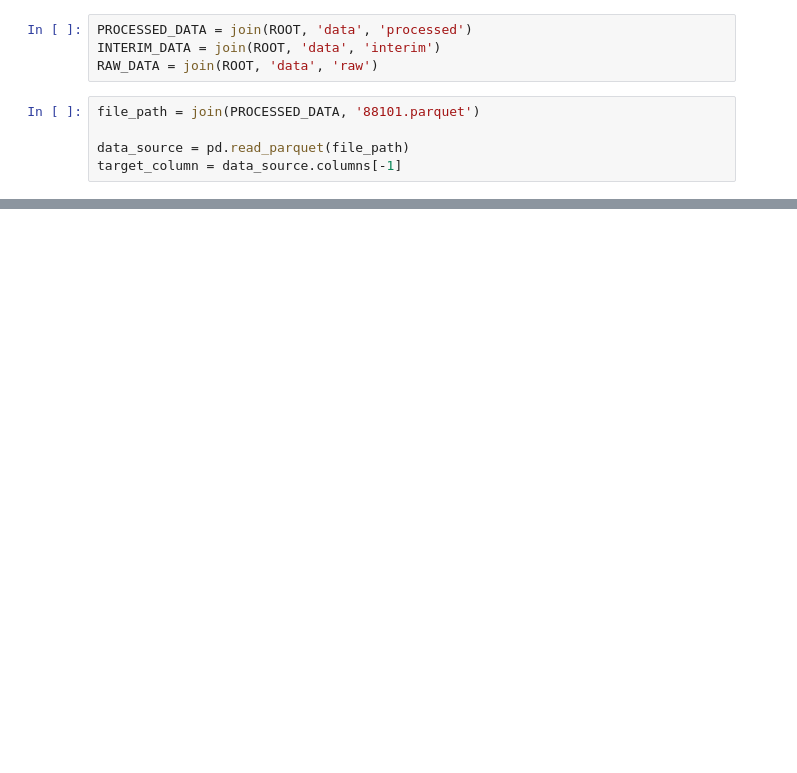
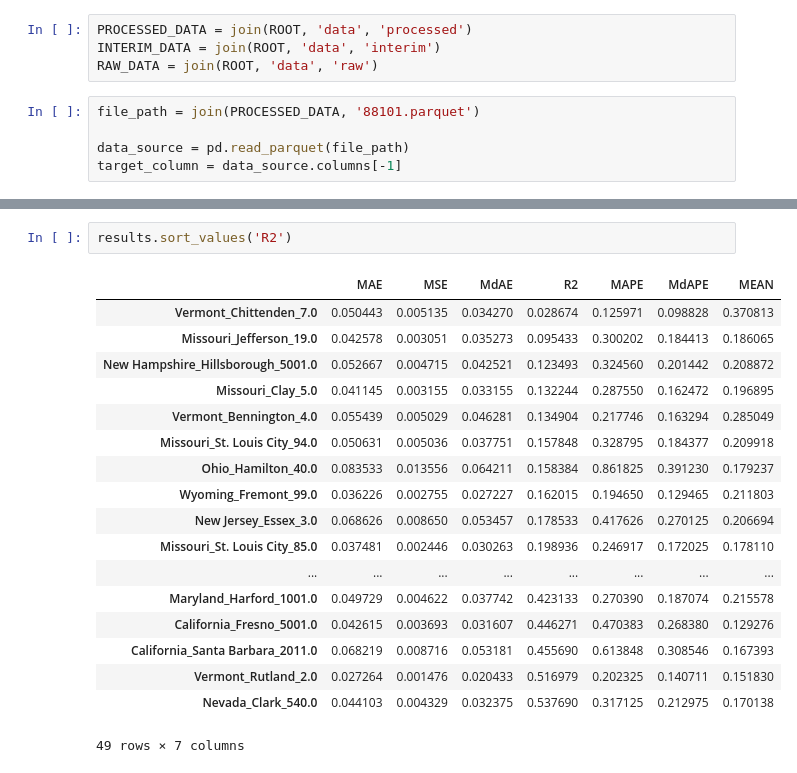
Before and after one commit to fdanieluk/deep_aqi, a Jupyter notebook: deep_aqi/jupyter/10-decision-tree-2.0.ipynb, the cells around one changed output, grey strips where cells are left out. Cells and saved outputs as stored; diff of their text form; blank space fills up the shorter version.

```diff
--- a/deep_aqi/jupyter/10-decision-tree-2.0.ipynb
+++ b/deep_aqi/jupyter/10-decision-tree-2.0.ipynb
@@ -72,0 +231,21 @@ target_column = data_source.columns[-1]
+# %%
+results.sort_values('R2')
+# %% [output]
+|  | MAE | MSE | MdAE | R2 | MAPE | MdAPE | MEAN |
+| Vermont_Chittenden_7.0 | 0.050443 | 0.005135 | 0.034270 | 0.028674 | 0.125971 | 0.098828 | 0.370813 |
+| Missouri_Jefferson_19.0 | 0.042578 | 0.003051 | 0.035273 | 0.095433 | 0.300202 | 0.184413 | 0.186065 |
+| New Hampshire_Hillsborough_5001.0 | 0.052667 | 0.004715 | 0.042521 | 0.123493 | 0.324560 | 0.201442 | 0.208872 |
+| Missouri_Clay_5.0 | 0.041145 | 0.003155 | 0.033155 | 0.132244 | 0.287550 | 0.162472 | 0.196895 |
+| Vermont_Bennington_4.0 | 0.055439 | 0.005029 | 0.046281 | 0.134904 | 0.217746 | 0.163294 | 0.285049 |
+| Missouri_St. Louis City_94.0 | 0.050631 | 0.005036 | 0.037751 | 0.157848 | 0.328795 | 0.184377 | 0.209918 |
+| Ohio_Hamilton_40.0 | 0.083533 | 0.013556 | 0.064211 | 0.158384 | 0.861825 | 0.391230 | 0.179237 |
+| Wyoming_Fremont_99.0 | 0.036226 | 0.002755 | 0.027227 | 0.162015 | 0.194650 | 0.129465 | 0.211803 |
+| New Jersey_Essex_3.0 | 0.068626 | 0.008650 | 0.053457 | 0.178533 | 0.417626 | 0.270125 | 0.206694 |
+| Missouri_St. Louis City_85.0 | 0.037481 | 0.002446 | 0.030263 | 0.198936 | 0.246917 | 0.172025 | 0.178110 |
+| ... | ... | ... | ... | ... | ... | ... | ... |
+| Maryland_Harford_1001.0 | 0.049729 | 0.004622 | 0.037742 | 0.423133 | 0.270390 | 0.187074 | 0.215578 |
+| California_Fresno_5001.0 | 0.042615 | 0.003693 | 0.031607 | 0.446271 | 0.470383 | 0.268380 | 0.129276 |
+| California_Santa Barbara_2011.0 | 0.068219 | 0.008716 | 0.053181 | 0.455690 | 0.613848 | 0.308546 | 0.167393 |
+| Vermont_Rutland_2.0 | 0.027264 | 0.001476 | 0.020433 | 0.516979 | 0.202325 | 0.140711 | 0.151830 |
+| Nevada_Clark_540.0 | 0.044103 | 0.004329 | 0.032375 | 0.537690 | 0.317125 | 0.212975 | 0.170138 |
+49 rows × 7 columns
```
Also changed, not shown: parts of 25 cells of this notebook, 3 other files.
